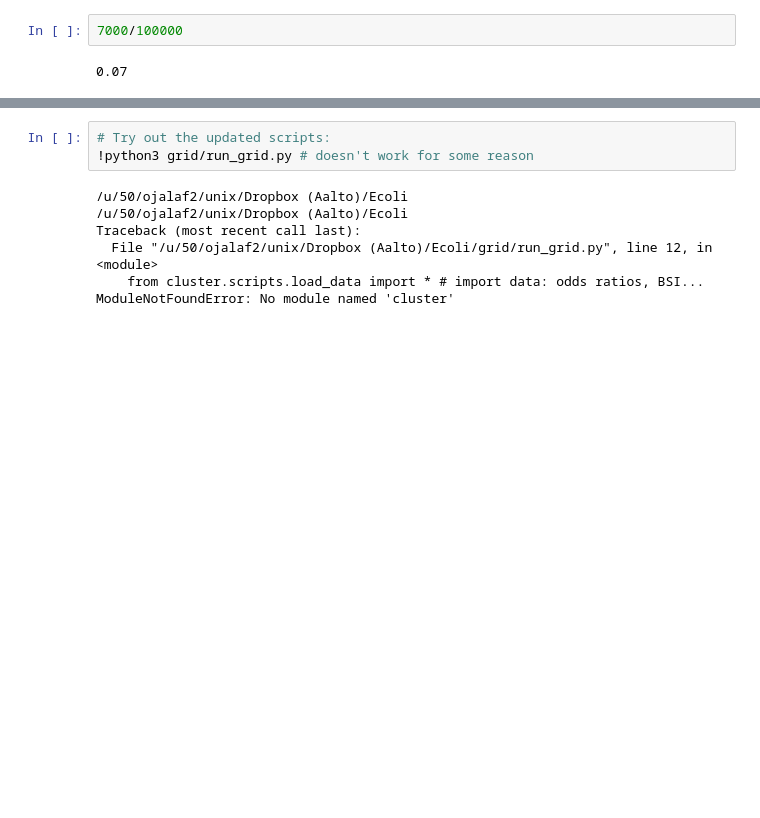
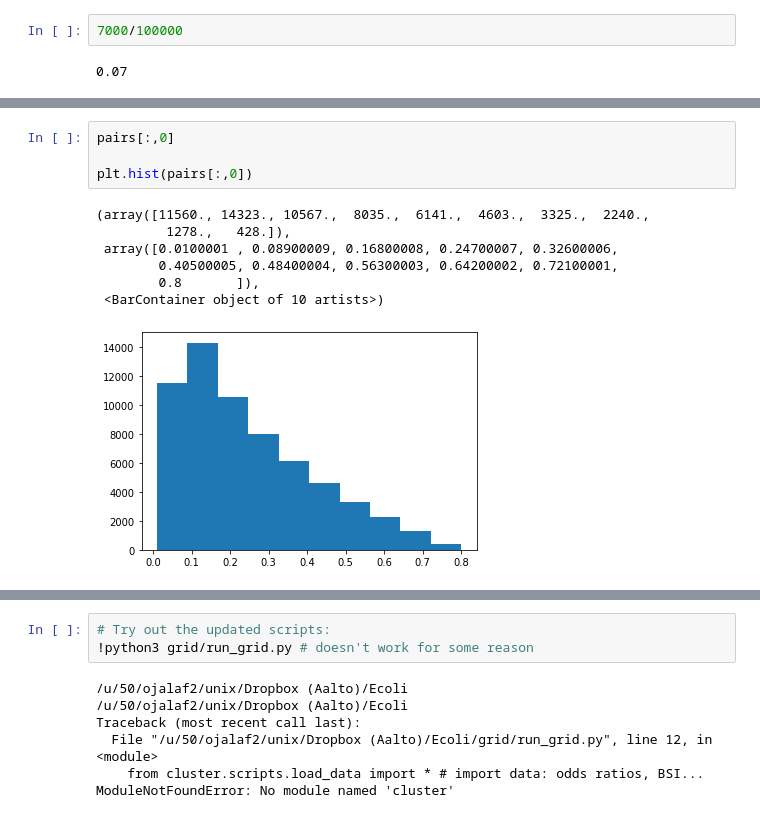
Before and after one commit to fanoja/Ecoli-R0, a Jupyter notebook: grid/grid_visualization.ipynb, the cells around one changed output, grey strips where cells are left out. Saved outputs shown, nothing was run; the diff lists cells and outputs as text; blank space fills up the shorter version.

```diff
--- a/grid/grid_visualization.ipynb
+++ b/grid/grid_visualization.ipynb
@@ -587,3 +599,15 @@ scatter_distance_points(pairs[:,0], pairs[:,1], dists, true_beta = true_par1, tr
+# %%
+pairs[:,0]
+
+plt.hist(pairs[:,0])
+# %% [output]
+(array([11560., 14323., 10567.,  8035.,  6141.,  4603.,  3325.,  2240.,
+         1278.,   428.]),
+ array([0.0100001 , 0.08900009, 0.16800008, 0.24700007, 0.32600006,
+        0.40500005, 0.48400004, 0.56300003, 0.64200002, 0.72100001,
+        0.8       ]),
+ <BarContainer object of 10 artists>)
+[figure, added]
 # %%
 # Get the estimated beta and gamma parameters with some tolerance value:
 
```
Also changed, not shown: parts of 4 cells of this notebook.
